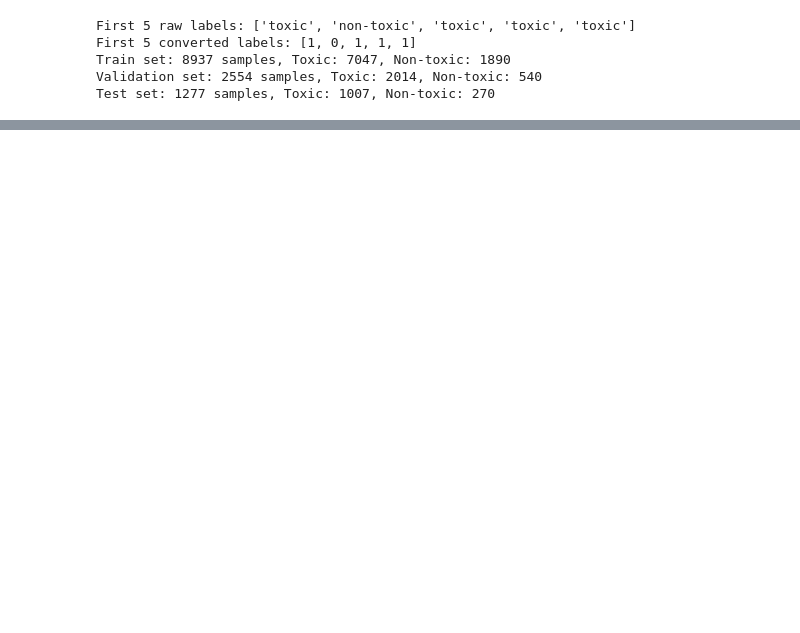
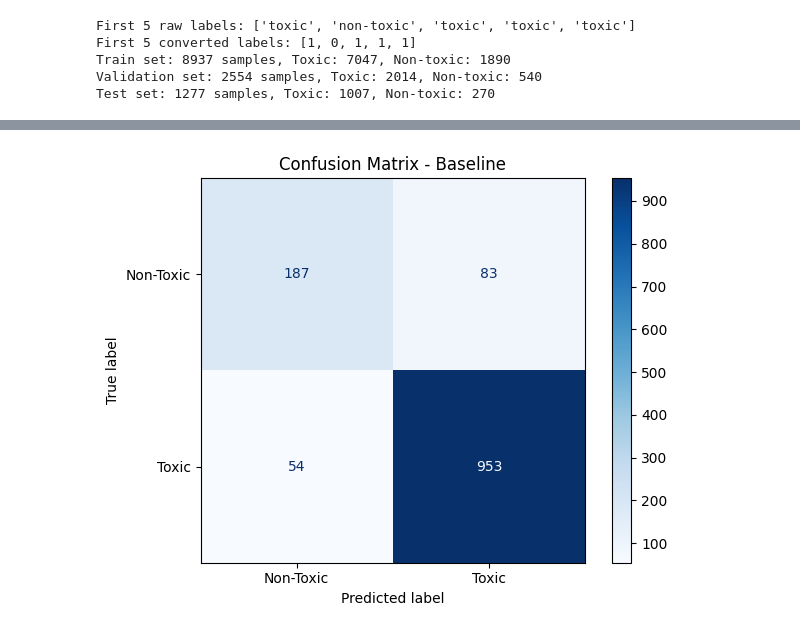
Before and after one commit to mabonmn/TINY-GUIDE-LLM, a Jupyter notebook: BaseLineCNNClassifier.ipynb, the cells around one changed output, grey strips where cells are left out. Cells and saved outputs as stored; diff of their text form; code cells hidden in the pictures; blank space fills up the shorter version.

```diff
--- a/BaseLineCNNClassifier.ipynb
+++ b/BaseLineCNNClassifier.ipynb
@@ -345,3 +399,10 @@ Saved baseline model info to models/Baseline/LargeCNN/Convabuse/ModelParamet.txt
+# %%
+aseline_metrics = evaluate_model(
+    model, test_loader, criterion, device,
+    plot_dir=model_dir, log_file=os.path.join(model_dir, "eval_log_baseline.txt"), pt='Baseline'
+)
+# %% [output]
+[figure, added]
 # %%
 
 # Structured pruning function (fixed)
```
Also changed, not shown: parts of 6 cells of this notebook, 2 other files.
